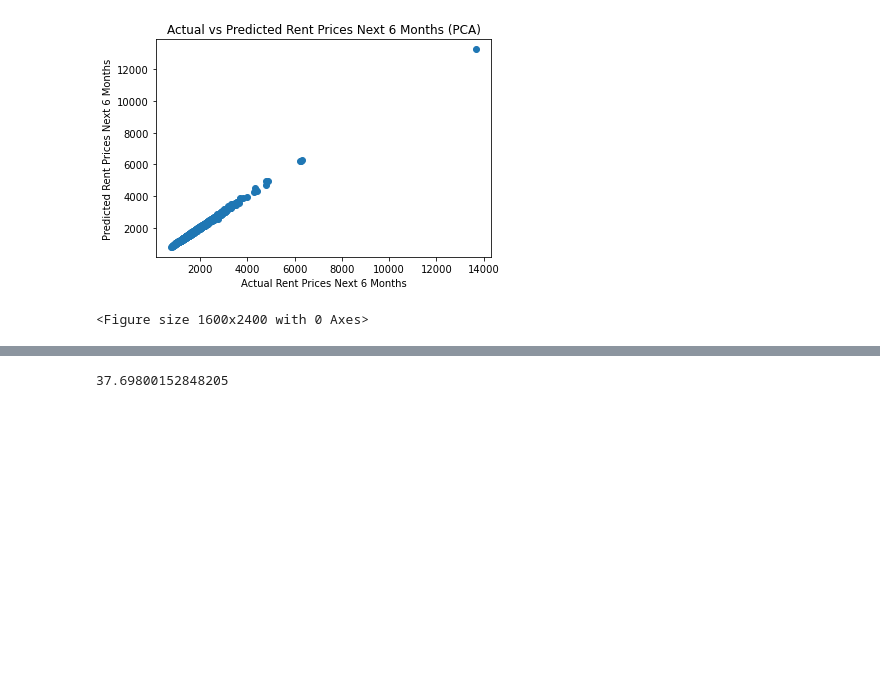
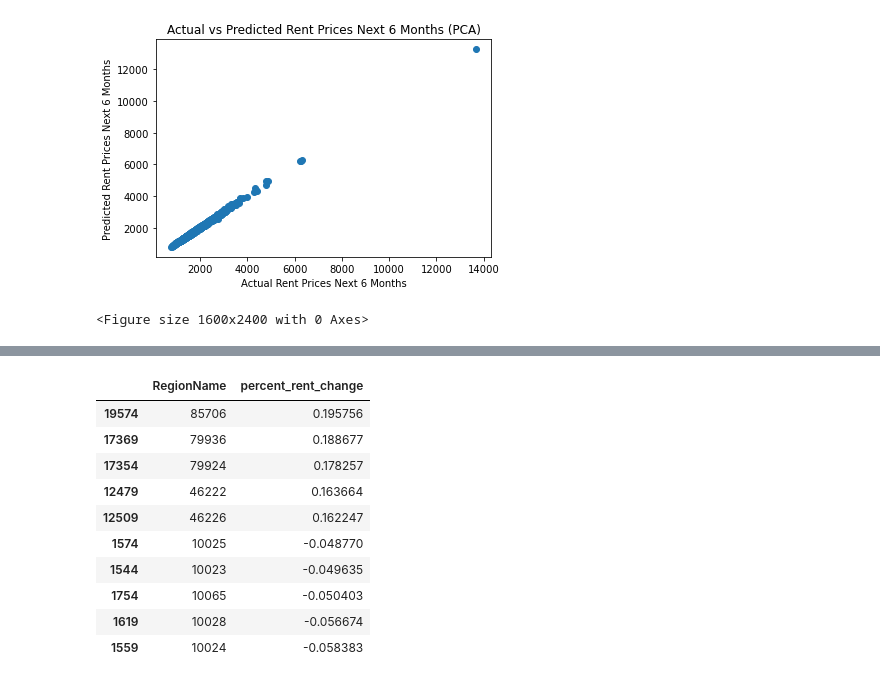
Before and after one commit to axpinkerton/capstone, a Jupyter notebook: MLR_modeling-NL.ipynb, the cells around one changed output, grey strips where cells are left out. Cells and saved outputs as stored; diff of their text form; code cells hidden in the pictures; blank space fills up the shorter version.

```diff
--- a/MLR_modeling-NL.ipynb
+++ b/MLR_modeling-NL.ipynb
@@ -435,3 +435,8 @@ Test Score (Adj R Sq): 0.9965012176027254
 <Figure size 1600x2400 with 0 Axes>
 [figure]
 <Figure size 1600x2400 with 0 Axes>
+# %%
+x_2021 = zori_census_covid_biann[zori_census_covid_biann['year']==2021].drop('rent_next_biann',axis=1)[feats_to_keep]
+x_2021 = pca.transform(x_2021)
+# %%
+y_2021 = mlmodel.predict(x_2021)
@@ -438,7 +459,25 @@ Test Score (Adj R Sq): 0.9965012176027254
+# %%
+percent_rent_change_2021 = zori_census_covid_biann[zori_census_covid_biann['year']==2021].drop(
+    'rent_next_biann',axis=1)[['RegionName']]
+percent_rent_change_2021['percent_rent_change'] = ((y_2021-zori_census_covid_biann[zori_census_covid_biann[
+    'year']==2021].drop('rent_next_biann',axis=1)['rent_price'])/zori_census_covid_biann[zori_census_covid_biann[
+    'year']==2021].drop('rent_next_biann',axis=1)['rent_price'])
+percent_rent_change_2021 = percent_rent_change_2021.sort_values(by='percent_rent_change',ascending=False)
+pd.concat((percent_rent_change_2021.head(5), percent_rent_change_2021.tail(5)))
+# %% [output]
+|  | RegionName | percent_rent_change |
+| 19574 | 85706 | 0.195756 |
+| 17369 | 79936 | 0.188677 |
+| 17354 | 79924 | 0.178257 |
+| 12479 | 46222 | 0.163664 |
+| 12509 | 46226 | 0.162247 |
+| 1574 | 10025 | -0.048770 |
+| 1544 | 10023 | -0.049635 |
+| 1754 | 10065 | -0.050403 |
+| 1619 | 10028 | -0.056674 |
+| 1559 | 10024 | -0.058383 |
 # %%
-mean_squared_error(y_test, y_predicted,squared=False)
+# mean_squared_error(y_test, y_predicted,squared=False)
-# %% [output]
-37.69800152848205
 # %%
 # x_train = zori_census_covid_biann_14_20[zori_census_covid_biann_14_20['year']>=2019][
 #     zori_census_covid_biann_14_20['year']<2020.5].drop('rent_next_biann',axis=1)[['rent_price']]
```
Also changed, not shown: parts of 1 cell of this notebook.
